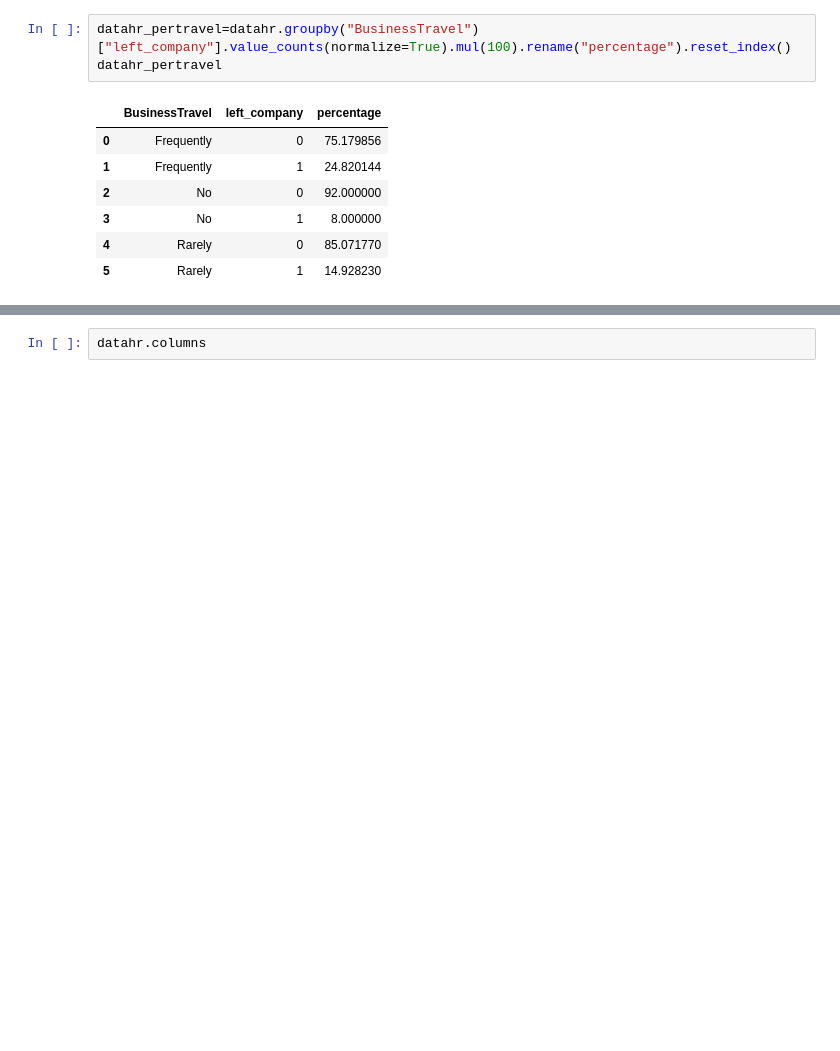
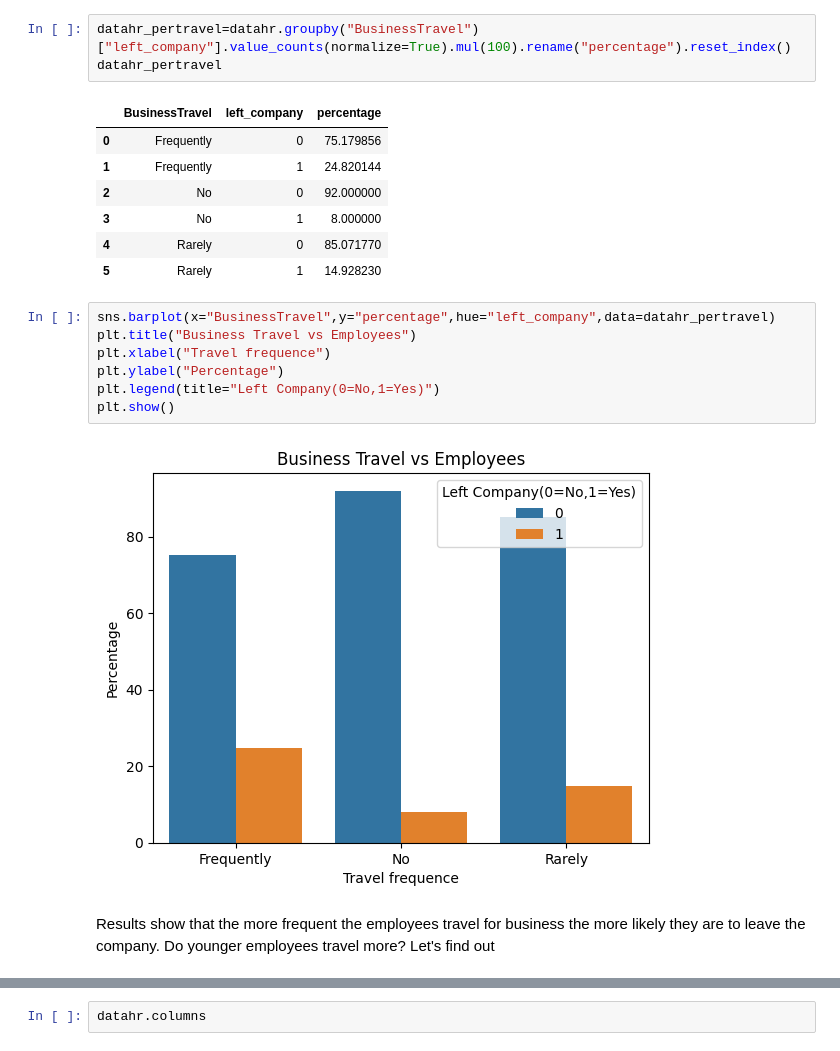
Before and after one commit to Ivansantamariaknx/portfolio, a Jupyter notebook: Human resources Analysis/Data analysis.ipynb, the cells around one changed output, grey strips where cells are left out. Cells and saved outputs as stored; diff of their text form; blank space fills up the shorter version.

```diff
--- a/Human resources Analysis/Data analysis.ipynb
+++ b/Human resources Analysis/Data analysis.ipynb
@@ -114,3 +131,14 @@ datahr_pertravel
 | 3 | No | 1 | 8.000000 |
 | 4 | Rarely | 0 | 85.071770 |
 | 5 | Rarely | 1 | 14.928230 |
+# %%
+sns.barplot(x="BusinessTravel",y="percentage",hue="left_company",data=datahr_pertravel)
+plt.title("Business Travel vs Employees")
+plt.xlabel("Travel frequence")
+plt.ylabel("Percentage")
+plt.legend(title="Left Company(0=No,1=Yes)")
+plt.show()
+# %% [output]
+[figure, added]
+# %% [markdown]
+<p> Results show that the more frequent the employees travel for business the more likely they are to leave the company. Do younger employees travel more? Let's find out </p>
```
Also changed, not shown: parts of 49 cells of this notebook, 1 other file.
